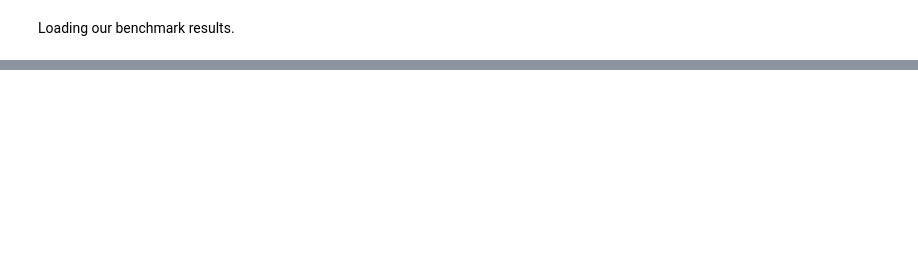
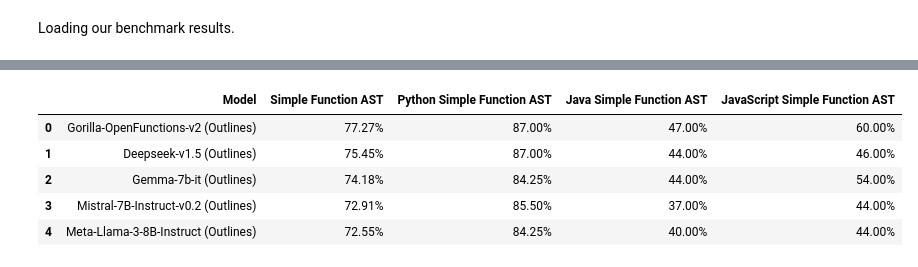
Before and after one commit to aastroza/structured-generation-benchmark, a Jupyter notebook: evals/bfcl/notebooks/visualize_scores.ipynb, the cells around one changed output, grey strips where cells are left out. Saved outputs shown, nothing was run; the diff lists cells and outputs as text; code cells hidden in the pictures; blank space fills up the shorter version.

```diff
--- a/evals/bfcl/notebooks/visualize_scores.ipynb
+++ b/evals/bfcl/notebooks/visualize_scores.ipynb
@@ -83,2 +90,11 @@ def plot_bar_ranking(df, keyword="Outlines"):
+# %%
+df_outlines
+# %% [output]
+|  | Model | Simple Function AST | Python Simple Function AST | Java Simple Function AST | JavaScript Simple Function AST |
+| 0 | Gorilla-OpenFunctions-v2 (Outlines) | 77.27% | 87.00% | 47.00% | 60.00% |
+| 1 | Deepseek-v1.5 (Outlines) | 75.45% | 87.00% | 44.00% | 46.00% |
+| 2 | Gemma-7b-it (Outlines) | 74.18% | 84.25% | 44.00% | 54.00% |
+| 3 | Mistral-7B-Instruct-v0.2 (Outlines) | 72.91% | 85.50% | 37.00% | 44.00% |
+| 4 | Meta-Llama-3-8B-Instruct (Outlines) | 72.55% | 84.25% | 40.00% | 44.00% |
 # %%
 for model in df_outlines['Model']:
```
Also changed, not shown: parts of 5 cells of this notebook, 30 other files.
